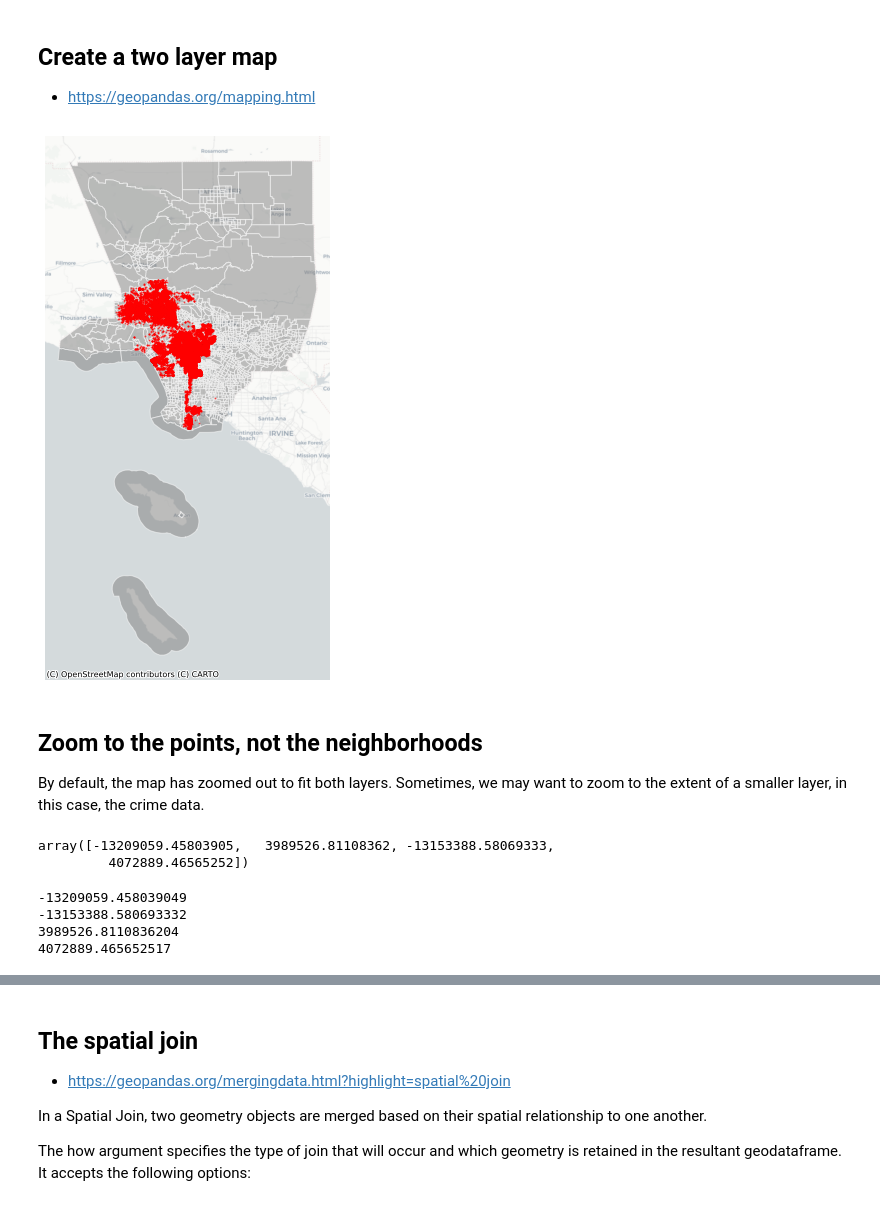
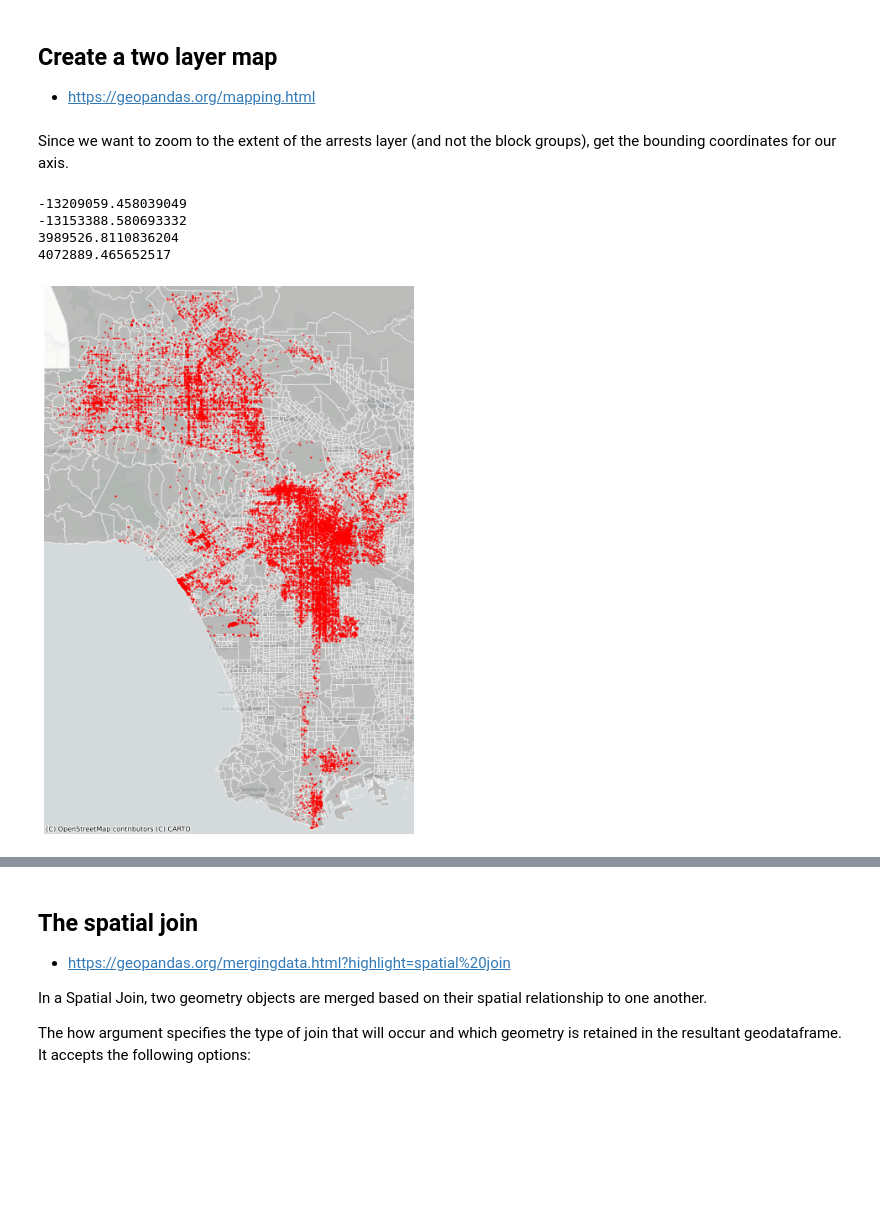
Before and after one commit to yohman/up206a, a Jupyter notebook: Weeks/Week08/Spatial Autocorrelation.ipynb, the cells around one changed output, grey strips where cells are left out. Cells and saved outputs as stored; diff of their text form; code cells hidden in the pictures; blank space fills up the shorter version.

```diff
--- a/Weeks/Week08/Spatial Autocorrelation.ipynb
+++ b/Weeks/Week08/Spatial Autocorrelation.ipynb
@@ -52,10 +89,10 @@ tracts.head()
 # %%
 # get the layers into a web mercator projection
 # reproject to web mercator
-tracts = tracts.to_crs(epsg=3857)
+gdf = gdf.to_crs(epsg=3857)
 # %%
 # plot it!
-ax=tracts.plot(figsize=(12,12),
+ax=gdf.plot(figsize=(12,12),
                       color='gray',
                       edgecolor='white',
                       alpha=0.5)
@@ -113,6 +146,8 @@ arrests.lat = arrests.lat.astype('float')
 # %%
 # map it!
-ax = arrests.plot(figsize=(12,12),color='red')
+ax = arrests.plot(figsize=(12,12),
+                  color='red',
+                  markersize=1)
 
 # no axis
 ax.axis('off')
@@ -132,8 +171,11 @@ arrests[arrests.lon==0]
 # drop the unmapped rows
 arrests.drop(arrests[arrests.lon==0].index,inplace=True)
 # %%
-# map it!
-ax = arrests.plot(figsize=(12,12),color='red',markersize=1,alpha=0.5)
+# map it again
+ax = arrests.plot(figsize=(12,12),
+                  color='red',
+                  markersize=1,
+                  alpha=0.5)
 
 # no axis
 ax.axis('off')
@@ -146,42 +188,41 @@ ctx.add_basemap(ax,source=ctx.providers.CartoDB.Positron)
 ## Create a two layer map
 
 - https://geopandas.org/mapping.html
+# %% [markdown]
+Since we want to zoom to the extent of the arrests layer (and not the block groups), get the bounding coordinates for our axis.
+# %%
+# get the bounding box coordinates for the arrest data
+minx, miny, maxx, maxy = arrests.geometry.total_bounds
+print(minx)
+print(maxx)
+print(miny)
+print(maxy)
+# %% [output]
+-13209059.458039049
+-13153388.580693332
+3989526.8110836204
+4072889.465652517
 # %%
-# first define which layers will be your "base"
-base = tracts.plot(figsize=(12,10),
-                      color='gray',
-                      edgecolor='white',
-                      alpha=0.5)
+# block groups
+base = gdf.plot(figsize=(12,12),
+                          color='gray',
+                          edgecolor='white',
+                          alpha=0.5)
 
-# define the layer that will go on top, and add the base layer to the `ax` argument
-ax = arrests.plot(ax=base, color='red',markersize=1,alpha=0.5)
+# arrests
+ax = arrests.plot(ax=base,
+                  color='red',
+                  markersize=1,
+                  alpha=0.5)
+
+# use the bounding box coordinates to set the x and y limits
+ax.set_xlim(minx - 1000, maxx + 1000) # added/substracted value is to give some margin around total bounds
+ax.set_ylim(miny - 1000, maxy + 1000)
 
 # no axis
 ax.axis('off')
 
 # add a basemap
 ctx.add_basemap(ax,source=ctx.providers.CartoDB.Positron)
 # %% [output]
-[figure, old version]
+[figure, new version]
-# %% [markdown]
-## Zoom to the points, not the neighborhoods
-
-By default, the map has zoomed out to fit both layers. Sometimes, we may want to zoom to the extent of a smaller layer, in this case, the crime data.
-# %%
-# get the bounding box coordinates for the crime data
-arrests.geometry.total_bounds
-# %% [output]
-array([-13209059.45803905,   3989526.81108362, -13153388.58069333,
-         4072889.46565252])
-# %%
-# shortcut to put them into their own variables
-minx, miny, maxx, maxy = arrests.geometry.total_bounds
-print(minx)
-print(maxx)
-print(miny)
-print(maxy)
-# %% [output]
--13209059.458039049
--13153388.580693332
-3989526.8110836204
-4072889.465652517
```
Also changed, not shown: parts of 84 cells of this notebook, 1 other file.
